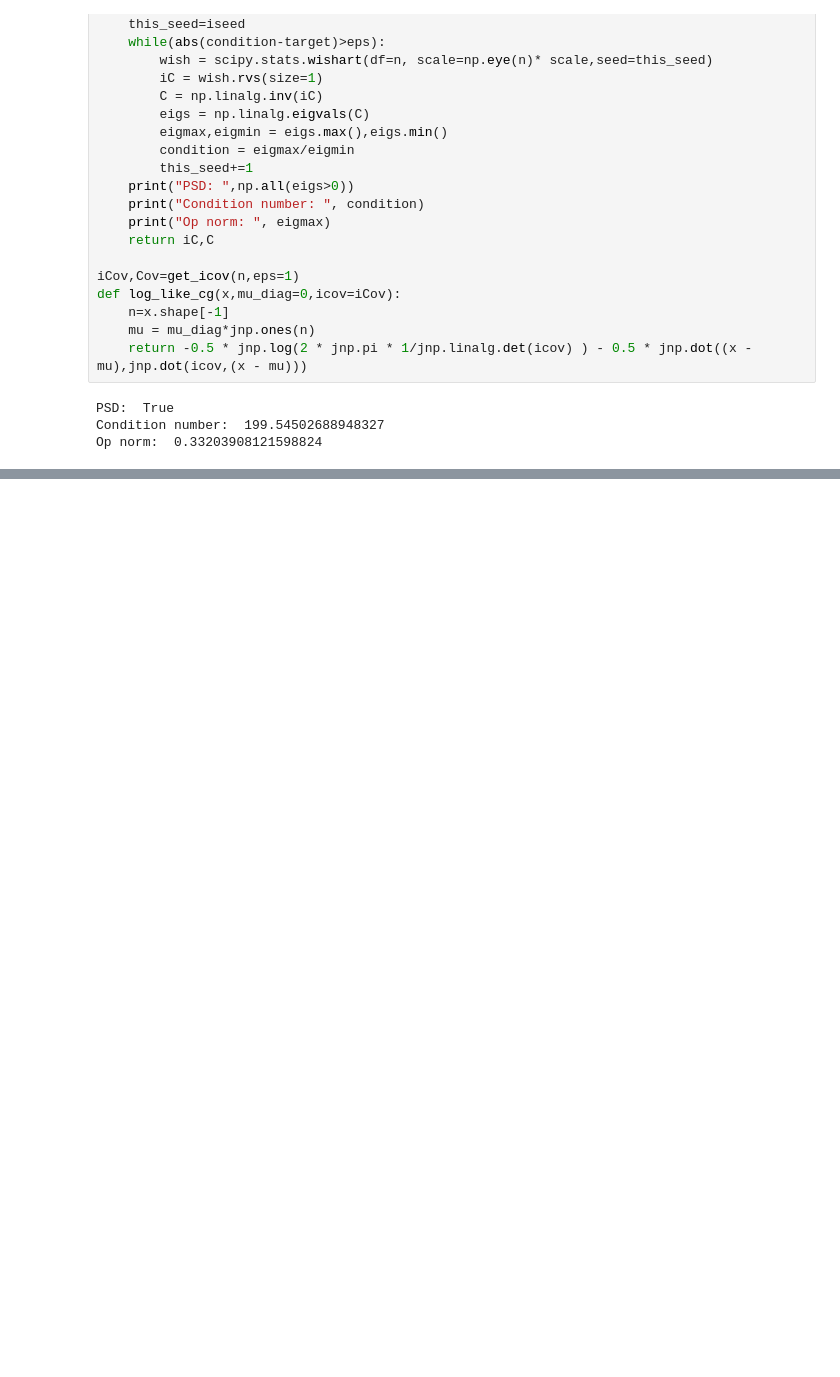
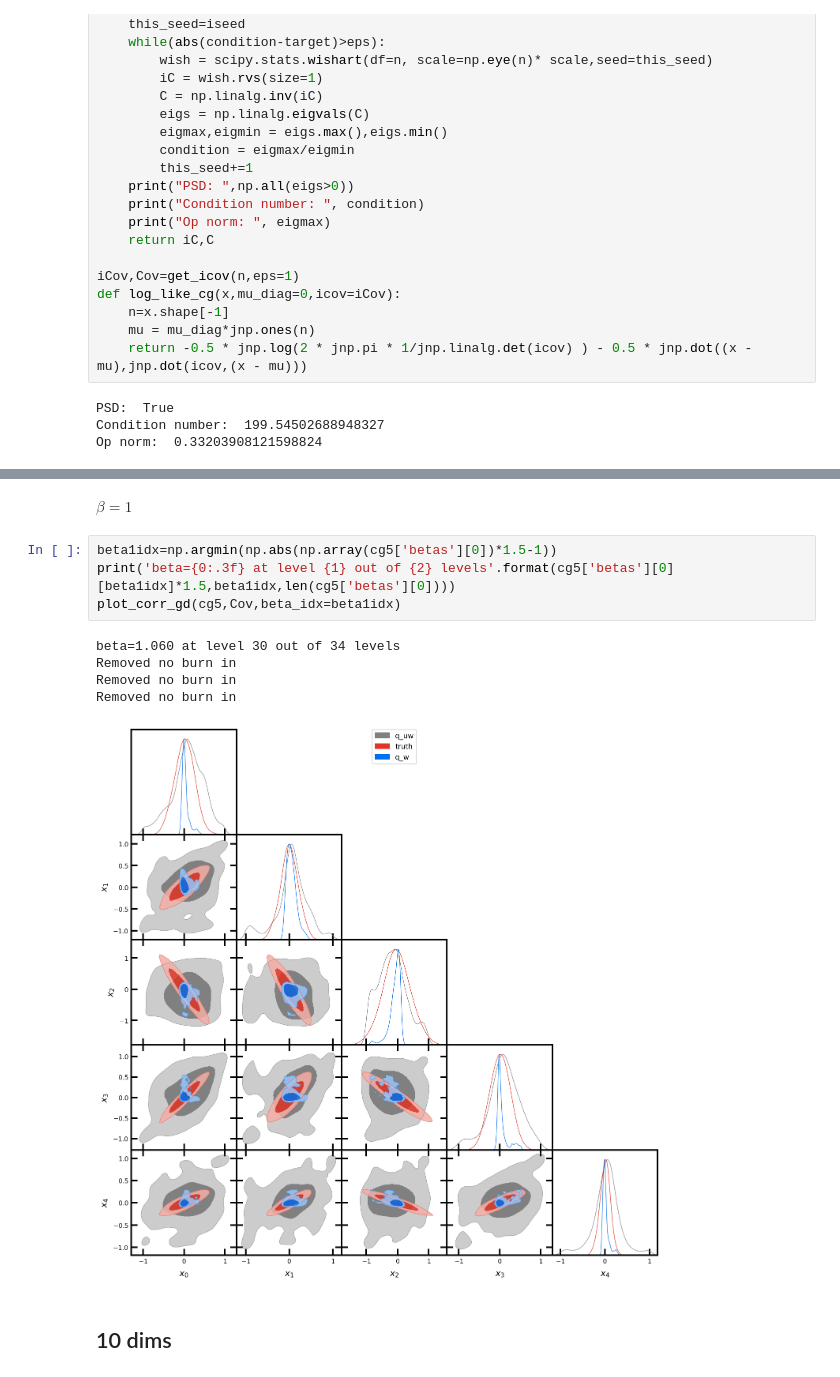
Before and after one commit to RichardGrumitt/nfmc_jax_tests, a Jupyter notebook: nfmc_jax_tests-jms.ipynb, the cells around one changed output, grey strips where cells are left out. Saved outputs shown, nothing was run; the diff lists cells and outputs as text; blank space fills up the shorter version.

Commit message:
beta=1 plot for d=5 cg

```diff
--- a/nfmc_jax_tests-jms.ipynb
+++ b/nfmc_jax_tests-jms.ipynb
@@ -399,0 +359,14 @@ Removed no burn in
+# %% [markdown]
+$\beta=1$
+# %%
+beta1idx=np.argmin(np.abs(np.array(cg5['betas'][0])*1.5-1))
+print('beta={0:.3f} at level {1} out of {2} levels'.format(cg5['betas'][0][beta1idx]*1.5,beta1idx,len(cg5['betas'][0])))
+plot_corr_gd(cg5,Cov,beta_idx=beta1idx)
+# %% [output]
+beta=1.060 at level 30 out of 34 levels
+Removed no burn in
+Removed no burn in
+Removed no burn in
+[figure, added]
+# %% [markdown]
+## 10 dims
```
Also changed, not shown: parts of 33 cells of this notebook.
